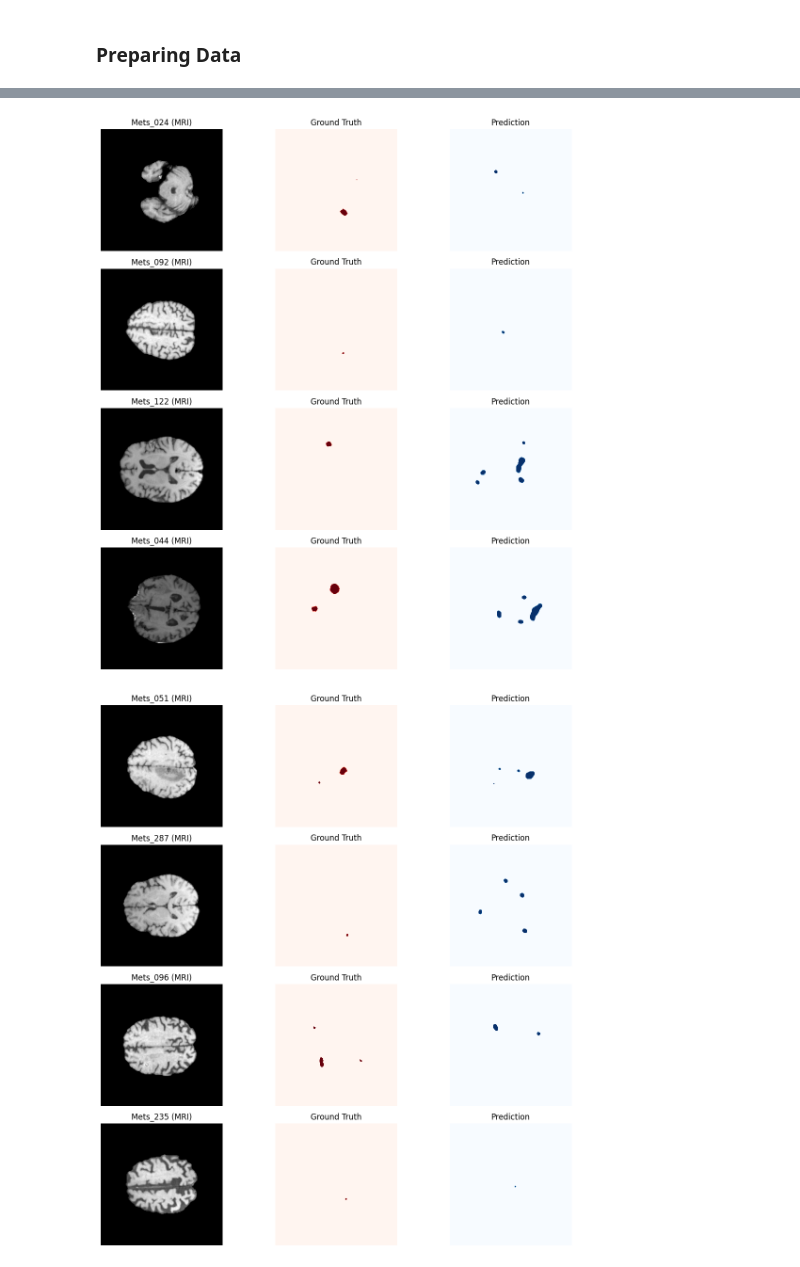
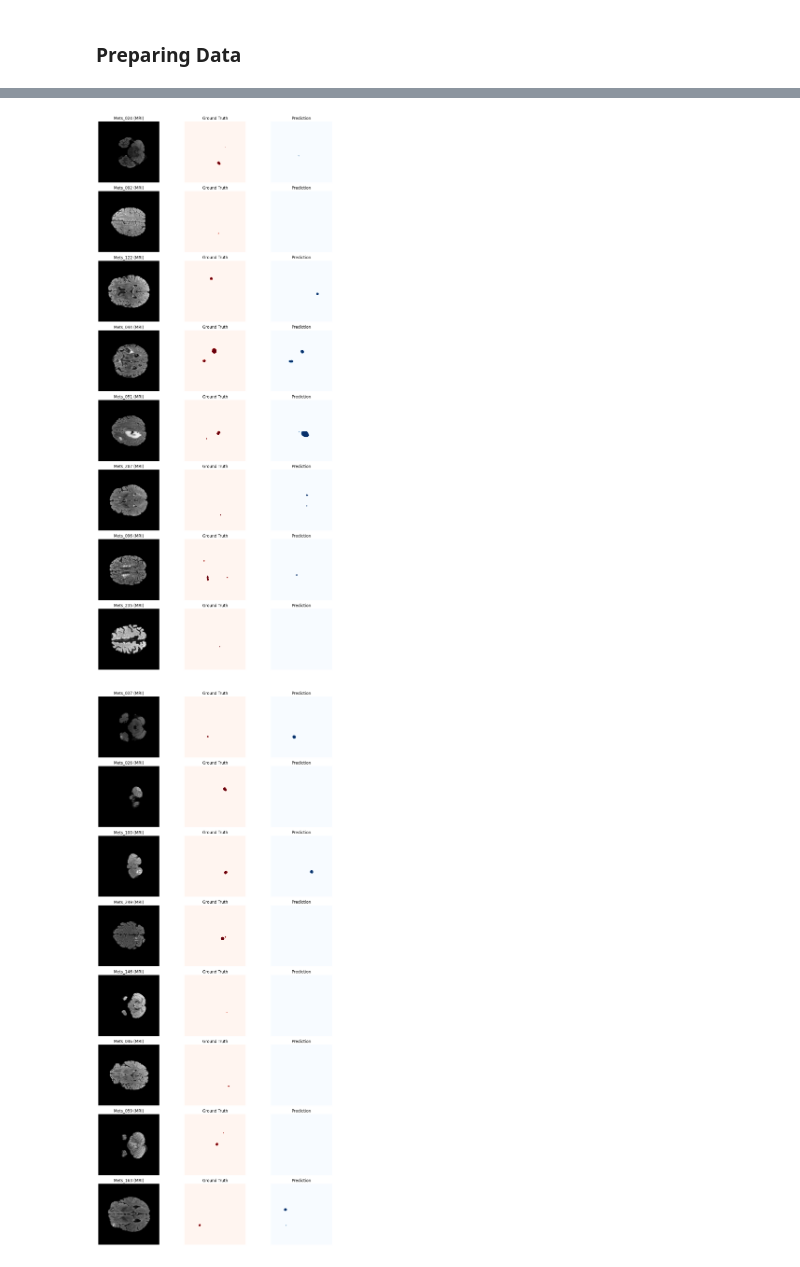
Before and after one commit to YazanBakdash/Tumor_Segment, a Jupyter notebook: unet.ipynb, the cells around one changed output, grey strips where cells are left out. Saved outputs shown, nothing was run; the diff lists cells and outputs as text; code cells hidden in the pictures.

Commit message:
BathNorm added, 60 epochs trained on flair, batch size 8

```diff
--- a/unet.ipynb
+++ b/unet.ipynb
@@ -94,17 +97,20 @@ class MRIDataset(Dataset):
 
     def __getitem__(self, idx):
         sample_dir = self.sample_dirs[idx]
-        image = np.load(sample_dir / "image_t1.npy")
+        image = np.load(sample_dir / "image_flair.npy")
         mask = np.load(sample_dir / "mask.npy")
+
+        # Conver to tensor
+        image = torch.tensor(image, dtype=torch.float32)
+        mask = torch.tensor(mask, dtype=torch.float32)
 
         # Take slice
         z = largest_slice(mask)
-        image = image[:,:,z]
-        mask = mask[:,:,z]
+        image = image[:,:,z].unsqueeze(0)
+        #image = torch.stack([image[z,:,:],image[:,z,:],image[:,:,z]], dim=0)
+        mask = mask[:,:,z].unsqueeze(0)
 
-        # Conver to tensor
-        image = torch.tensor(image, dtype=torch.float32).unsqueeze(0)
-        mask = torch.tensor(mask, dtype=torch.float32).unsqueeze(0)
+
 
         return image, mask, sample_dir.name
 # %%
@@ -118,5 +124,5 @@ test_data = MRIDataset(test_dirs)
 # %%
 from torch.utils.data import DataLoader
 
-train_loader = DataLoader(train_data, batch_size=4, shuffle=True)
-test_loader = DataLoader(test_data, batch_size=4, shuffle=False)
+train_loader = DataLoader(train_data, batch_size=8, shuffle=True)
+test_loader = DataLoader(test_data, batch_size=8, shuffle=False)
@@ -153,7 +157,7 @@ def safe_dice_loss(logits, targets, smooth=1e-6):
 model = UNETModel().to(device)
 criterion = combined_loss
 optimizer = torch.optim.Adam(model.parameters(), lr=1e-4)
-epochs = 50
+epochs = 60
 train_losses = [0] * epochs
 test_losses = [0] * epochs
 for i in range(epochs):
@@ -218,11 +222,11 @@ plt.legend()
 # %%
-def plot_predictions_grid(images, masks, preds, names=None, max_rows=5, threshold=0.5):
+def plot_predictions_grid(images, masks, preds, names=None, threshold=0.5):
     images = images.cpu().numpy()
     masks = masks.cpu().numpy()
     preds = torch.sigmoid(preds).cpu().numpy()
     preds = (preds > threshold).astype(float)
 
-    num = min(len(images), max_rows)
+    num = len(images)
     plt.figure(figsize=(12, 3 * num))
 
     for i in range(num):
@@ -251,11 +255,11 @@ def plot_predictions_grid(images, masks, preds, names=None, max_rows=5, threshol
 # %%
 model.eval()
 with torch.no_grad():
     for img_batch, mask_batch, names in test_loader:
         img_batch = img_batch.to(device)
         preds = model(img_batch)
-        plot_predictions_grid(img_batch, mask_batch, preds, names, max_rows=6, threshold=0.5)
+        plot_predictions_grid(img_batch, mask_batch, preds, names, threshold=0.5)
         # remove break if you want to loop through all batches
 # %% [output]
-[figure, old version]
+[figure, new version]
-[figure, old version]
+[figure, new version]
```
Also changed, not shown: parts of 6 cells of this notebook.
